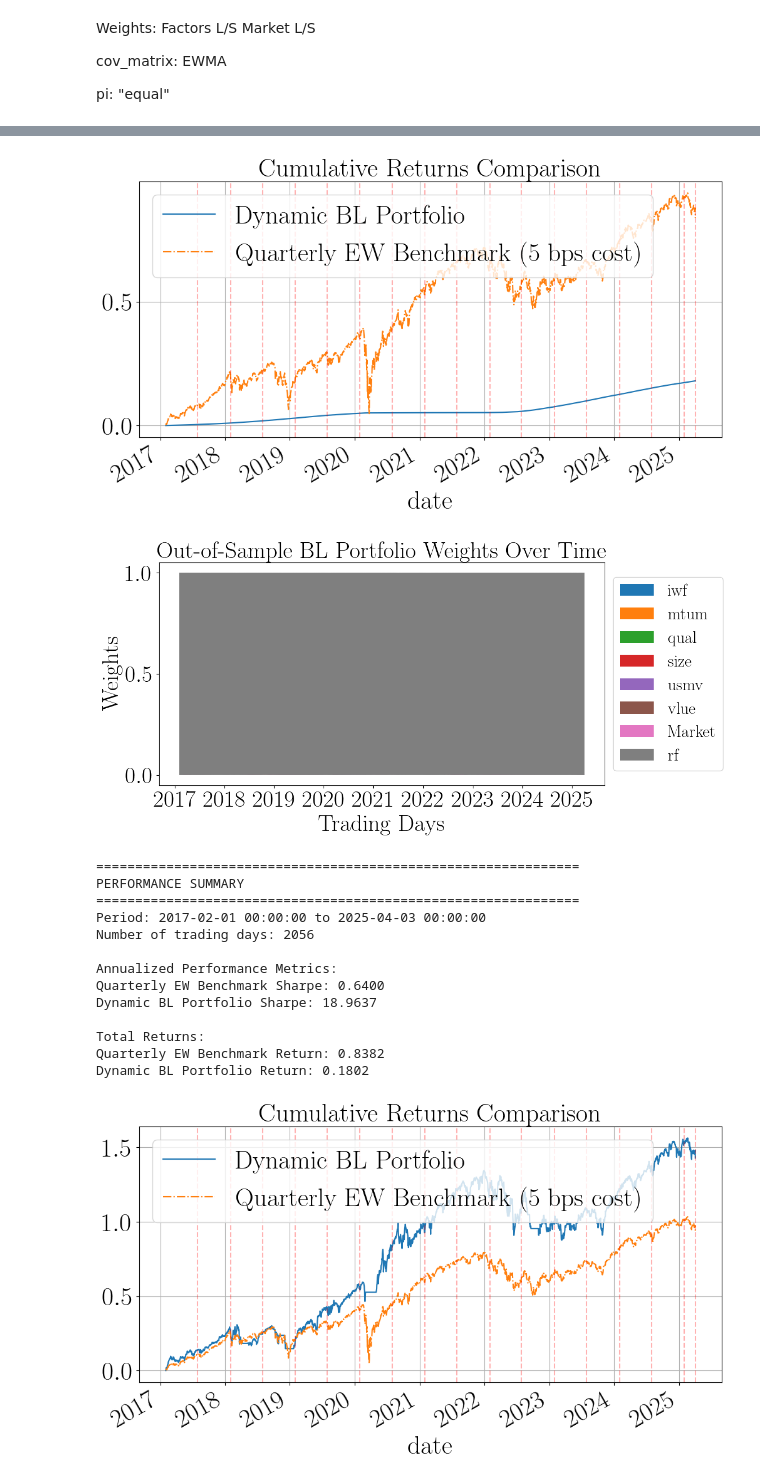
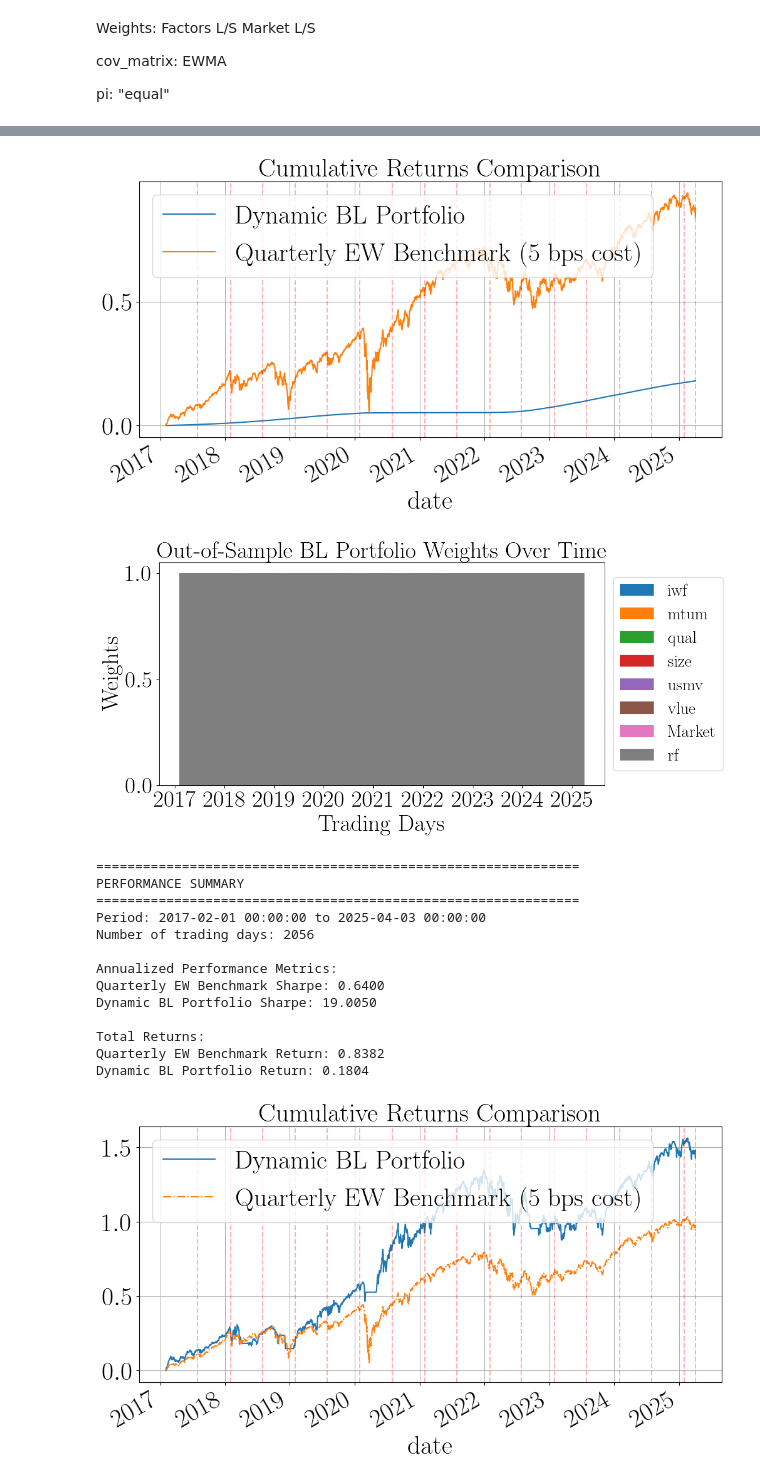
Before and after one commit to Kingmir96/thesis_vri_vp, a Jupyter notebook: vic_new/Overnight tests/main_absviews_etfdata_rf.ipynb, the cells around one changed output, grey strips where cells are left out. Drawn from its saved outputs; the diff is of its cells as text; code cells hidden in the pictures.

```diff
--- a/vic_new/Overnight tests/main_absviews_etfdata_rf.ipynb
+++ b/vic_new/Overnight tests/main_absviews_etfdata_rf.ipynb
@@ -83,7 +83,7 @@ def run_bl_portfolio_pyopt_expanding(
     bounds = []
     for asset in assets:
         if asset == "Market":
-            bounds.append((-1, 1))  # allow short Market
+            bounds.append((0, 1))  # allow short Market
         elif asset == "rf":
             bounds.append((0, 1))   # can't short risk‐free
         else:
@@ -837,7 +837,7 @@ if __name__ == "__main__":
     # 1. Dynamic BL Portfolio vs. Quarterly EW Benchmark
     plt.figure(figsize=(12, 6))
     cumrets.plot(label="Dynamic BL Portfolio")  # 'cumrets' is your net BL cumulative return series
-    quarterly_ew_cum.plot(label="Quarterly EW Benchmark (5 bps cost)", linestyle="-.")
+    quarterly_ew_cum.plot(label="Quarterly EW Benchmark (5 bps cost)")
 
     # Vertical lines at re-cross-validation dates
     for date in recross_val_boundaries:
@@ -872,34 +872,34 @@ if __name__ == "__main__":
     print("==============================================================")
     print(f"Period: {all_portfolio_rets.index[0]} to {all_portfolio_rets.index[-1]}")
     print(f"Number of trading days: {len(all_portfolio_rets)}")
 
     print("\nAnnualized Performance Metrics:")
     print(f"Quarterly EW Benchmark Sharpe: {annualized_sharpe(quarterly_ew_rets):.4f}")
     print(f"Dynamic BL Portfolio Sharpe: {annualized_sharpe(all_portfolio_rets):.4f}")
 
     print(f"\nTotal Returns:")
     print(f"Quarterly EW Benchmark Return: {quarterly_ew_cum.iloc[-1]:.4f}")
     print(f"Dynamic BL Portfolio Return: {cumrets.iloc[-1]:.4f}")
 # %% [output]
 Loading data for factor iwf
 
 Loading data for factor mtum
 
 Loading data for factor qual
 
 Loading data for factor size
 
 Loading data for factor usmv
 
 Loading data for factor vlue
 
 ... (787 lines left out)
 Using hyperparameters for qual: lambda=30.00, kappa=2.80 (from 2025-01-31 00:00:00)
 Using hyperparameters for size: lambda=317.78, kappa=2.80 (from 2025-01-31 00:00:00)
 Using hyperparameters for usmv: lambda=153.33, kappa=2.80 (from 2025-01-31 00:00:00)
 Using hyperparameters for vlue: lambda=400.00, kappa=2.00 (from 2025-01-31 00:00:00)
 [figure]
-[figure, old version]
+[figure, new version]
 ==============================================================
 PERFORMANCE SUMMARY
 ==============================================================
@@ -908,11 +908,11 @@ Number of trading days: 2056
 
 Annualized Performance Metrics:
 Quarterly EW Benchmark Sharpe: 0.6400
-Dynamic BL Portfolio Sharpe: 18.9637
+Dynamic BL Portfolio Sharpe: 19.0050
 
 Total Returns:
 Quarterly EW Benchmark Return: 0.8382
-Dynamic BL Portfolio Return: 0.1802
+Dynamic BL Portfolio Return: 0.1804
 # %%
 ############################################################################
 # 3) Analyze Results and Compare to Benchmarks
```
Also changed, not shown: parts of 3 cells of this notebook.
